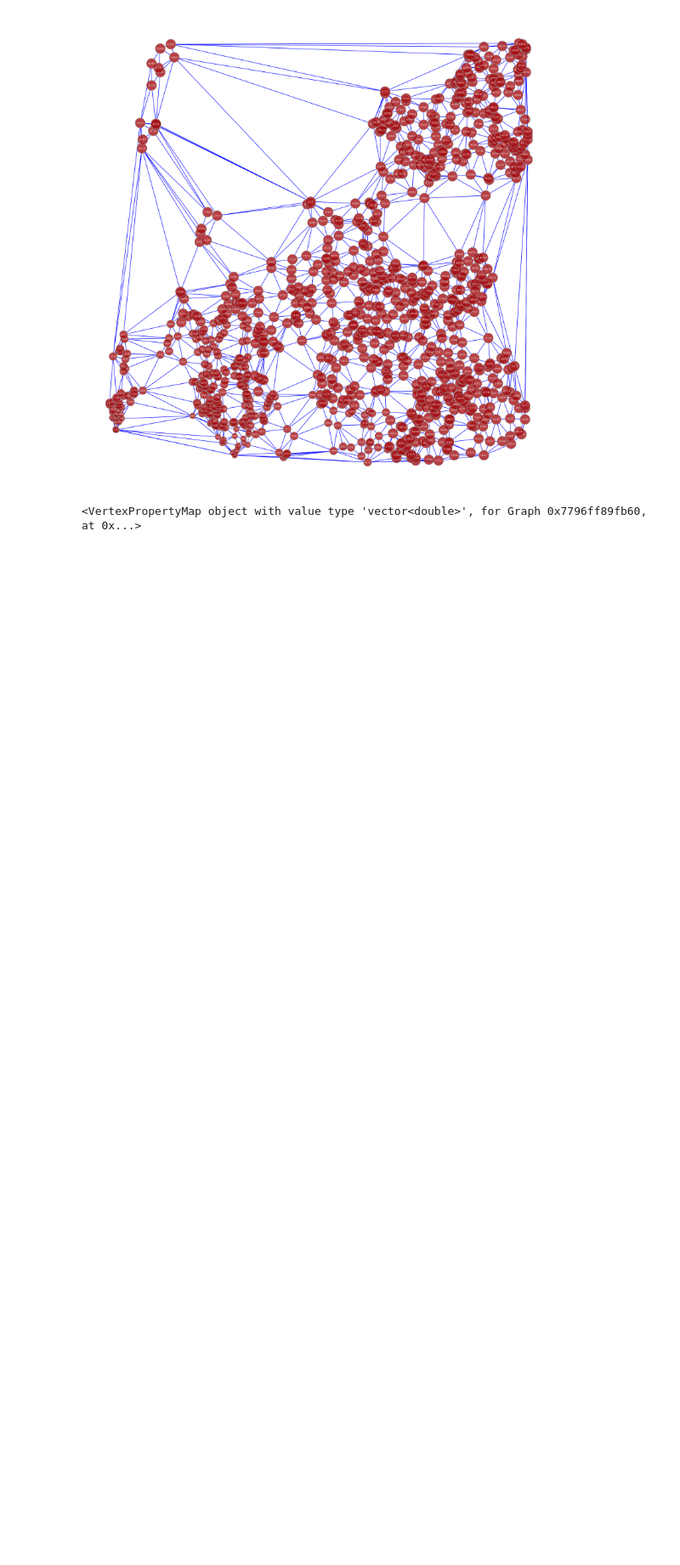
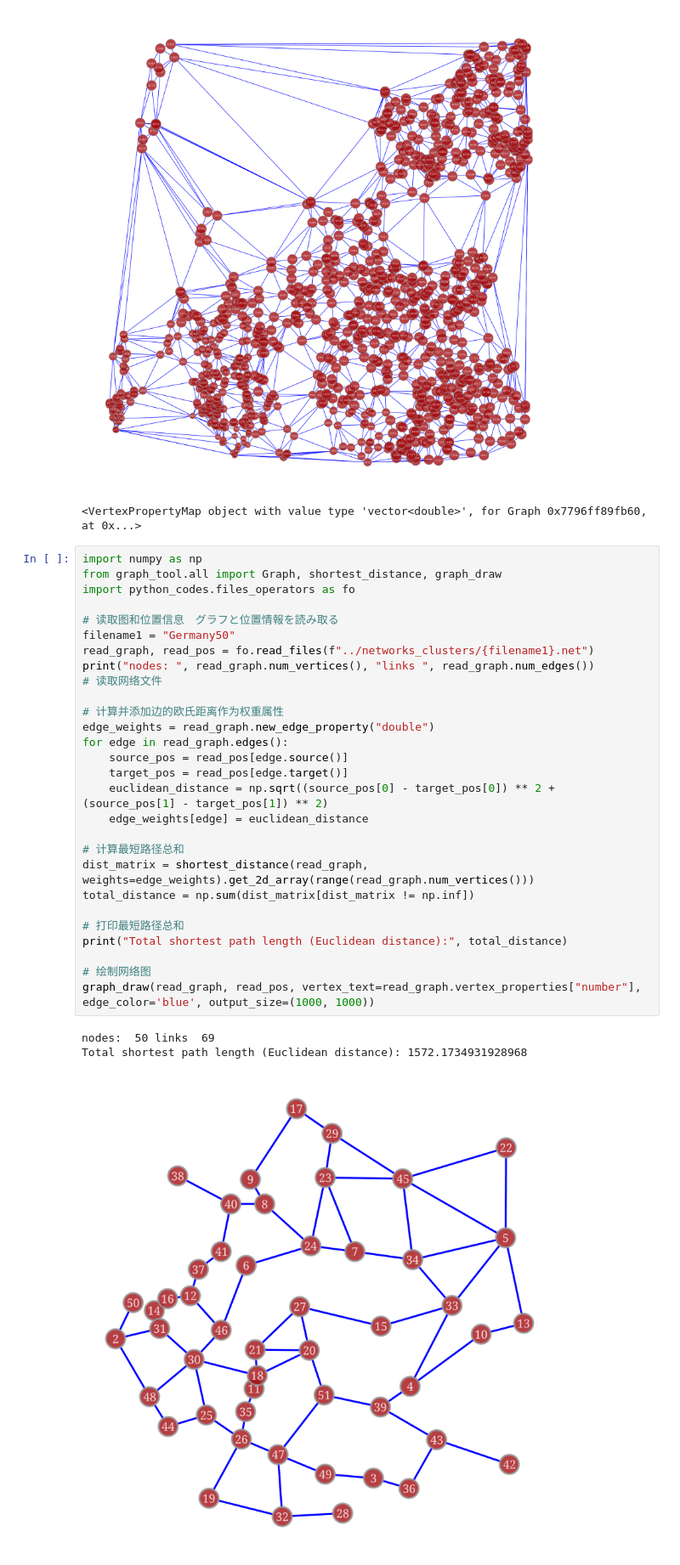
Before and after one commit to doctorh42/test_codes_huang, a Jupyter notebook: notebook/shortest_distance.ipynb, the cells around one changed output. Shown at 85% size. Drawn from its saved outputs; the diff is of its cells as text; blank space fills up the shorter version.

```diff
--- a/notebook/shortest_distance.ipynb
+++ b/notebook/shortest_distance.ipynb
@@ -33,3 +33,35 @@ nodes:  1000 links  2974
 Total shortest path length (Euclidean distance): 120936716.81716177
 [figure]
 <VertexPropertyMap object with value type 'vector<double>', for Graph 0x7796ff89fb60, at 0x...>
+# %%
+import numpy as np
+from graph_tool.all import Graph, shortest_distance, graph_draw
+import python_codes.files_operators as fo
+
+# 读取图和位置信息　グラフと位置情報を読み取る
+filename1 = "Germany50"
+read_graph, read_pos = fo.read_files(f"../networks_clusters/{filename1}.net")
+print("nodes: ", read_graph.num_vertices(), "links ", read_graph.num_edges())
+# 读取网络文件
+
+# 计算并添加边的欧氏距离作为权重属性
+edge_weights = read_graph.new_edge_property("double")
+for edge in read_graph.edges():
+    source_pos = read_pos[edge.source()]
+    target_pos = read_pos[edge.target()]
+    euclidean_distance = np.sqrt((source_pos[0] - target_pos[0]) ** 2 + (source_pos[1] - target_pos[1]) ** 2)
+    edge_weights[edge] = euclidean_distance
+
+# 计算最短路径总和
+dist_matrix = shortest_distance(read_graph, weights=edge_weights).get_2d_array(range(read_graph.num_vertices()))
+total_distance = np.sum(dist_matrix[dist_matrix != np.inf])
+
+# 打印最短路径总和
+print("Total shortest path length (Euclidean distance):", total_distance)
+
+# 绘制网络图
+graph_draw(read_graph, read_pos, vertex_text=read_graph.vertex_properties["number"], edge_color='blue', output_size=(1000, 1000))
+# %% [output]
+nodes:  50 links  69
+Total shortest path length (Euclidean distance): 1572.1734931928968
+[figure, added]
```
Also changed, not shown: parts of 1 cell of this notebook, 2 other files.
